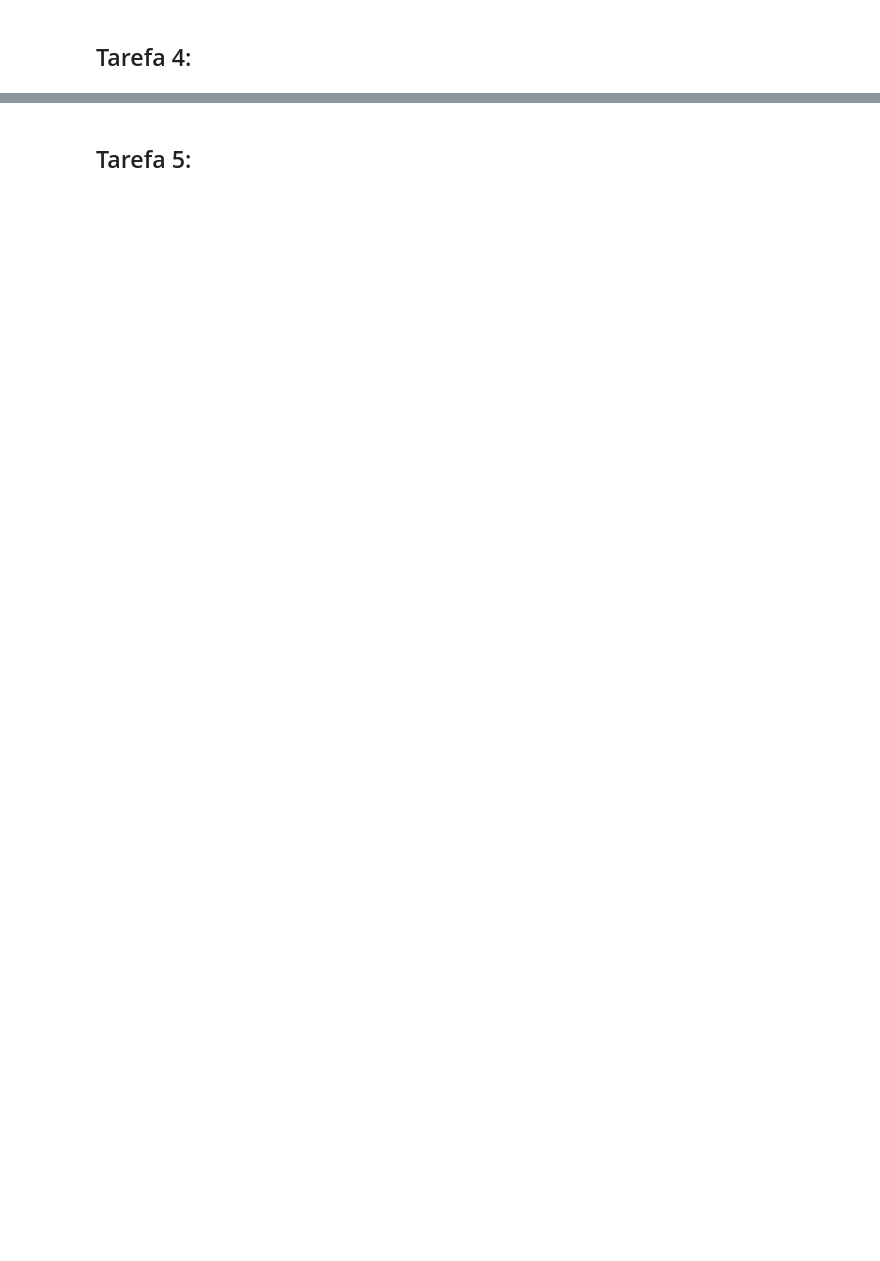
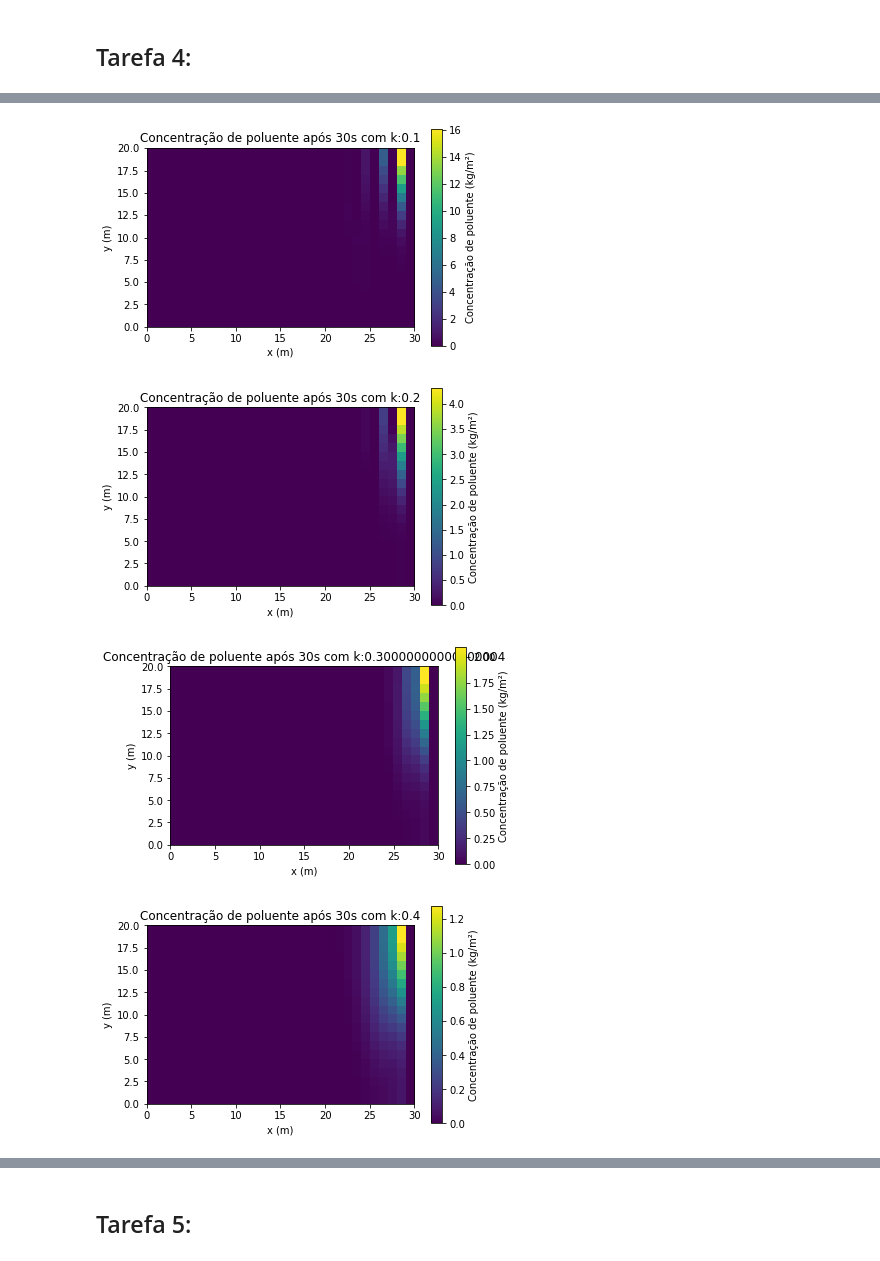
Before and after one commit to MatheusCastellucci/TransCalAPS2, a Jupyter notebook: grupo10_aps2.ipynb, the cells around one changed output, grey strips where cells are left out. Saved outputs shown, nothing was run; the diff lists cells and outputs as text; code cells hidden in the pictures; blank space fills up the shorter version.

```diff
--- a/grupo10_aps2.ipynb
+++ b/grupo10_aps2.ipynb
@@ -133,0 +112,17 @@ for K in lista_k:
+# %%
+lista_k = np.arange(0.1, 1.1, 0.1)
+
+for k in lista_k:
+    concentracao = simulacao(k)
+
+    plt.title("Concentração de poluente após 30s com k:"+ str(k))
+    plt.imshow(concentracao, cmap='viridis', extent=[0, Lx, 0, Ly])
+    plt.colorbar(label="Concentração de poluente (kg/m²)")
+    plt.xlabel("x (m)")
+    plt.ylabel("y (m)")
+    plt.show()
+# %% [output]
+[figure, added]
+[figure, added]
+[figure, added]
+[figure, added]
```
Also changed, not shown: parts of 17 cells of this notebook.
